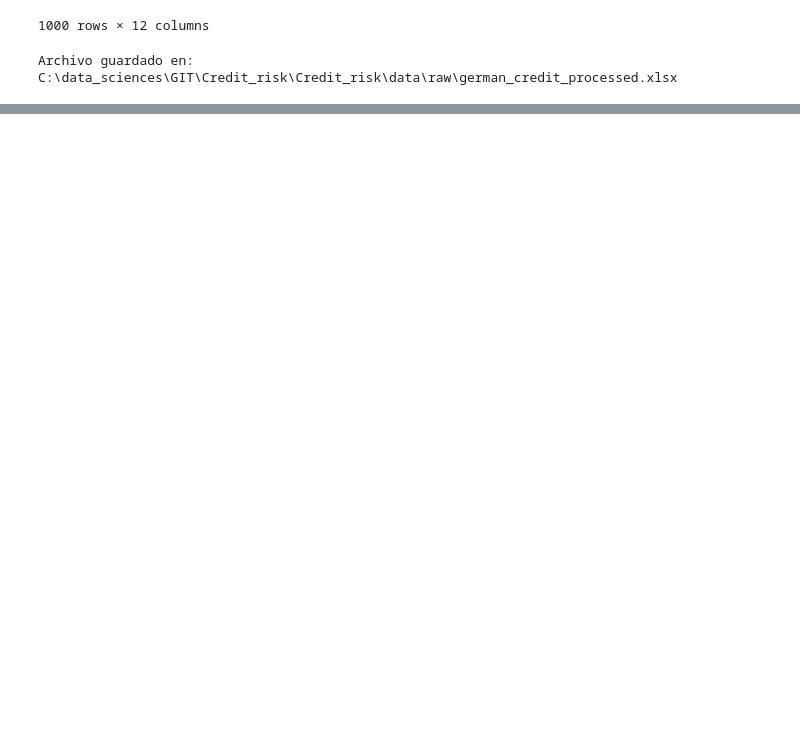
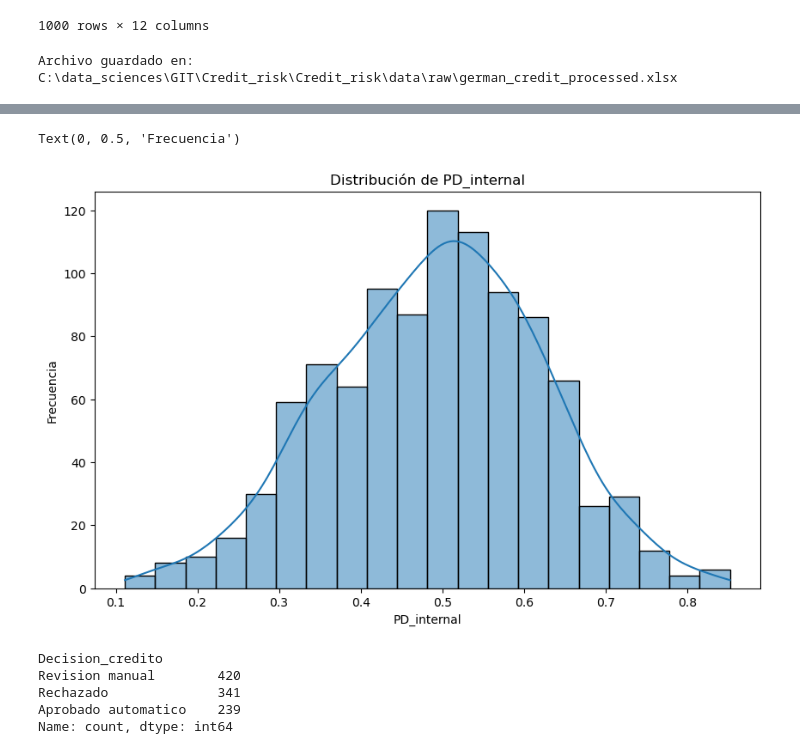
Before and after one commit to EstebanGT97/credit_risk, a Jupyter notebook: bank_credit_risk.ipynb, the cells around one changed output, grey strips where cells are left out. Cells and saved outputs as stored; diff of their text form; code cells hidden in the pictures; blank space fills up the shorter version.

```diff
--- a/bank_credit_risk.ipynb
+++ b/bank_credit_risk.ipynb
@@ -381,0 +410,4 @@ Archivo guardado en: C:\data_sciences\GIT\Credit_risk\Credit_risk\data\raw\germa
+# %%
+df["Duration_score"] = (df["Duration"] / 72) ** 1.2
+#a mayor duración, mayor riesgo, pero con una función de potencia para aumentar
+# el impacto de duraciones largas.
@@ -381,0 +422,29 @@ Archivo guardado en: C:\data_sciences\GIT\Credit_risk\Credit_risk\data\raw\germa
+# %%
+risk_per_purpose_map = {
+    "alto riesgo": 1.00,
+    "medio riesgo": 0.50,
+    "bajo riesgo": 0.00
+}
+df["Risk_per_purpose_score"] = df["Risk_per_purpose"].map(risk_per_purpose_map)
+# %%
+score = 0.0
+
+# Monto
+score += np.where(df["Credit amount"] > df["Credit amount"].median(), 1.0, 0.0)
+
+# Plazo
+score += df["Duration_score"]
+
+# Liquidez
+score += df["Saving_score"]
+score += df["Checking_score"]
+
+# Perfil laboral
+score += df["Job_score"]
+
+#riesgo por propósito
+score += df["Risk_per_purpose_score"]
+
+df["Internal_Risk_Score"] = score
+# %%
+df["PD_internal"] = df["Internal_Risk_Score"] / 6
@@ -381,0 +479,12 @@ Archivo guardado en: C:\data_sciences\GIT\Credit_risk\Credit_risk\data\raw\germa
+# %%
+#plot de distribución de PD_internal
+plt.figure(figsize=(10, 6))
+sns.histplot(df['PD_internal'], bins=20, kde=True)
+plt.title('Distribución de PD_internal')
+plt.xlabel('PD_internal')
+plt.ylabel('Frecuencia')
+#podemos observar que la mayoría de los clientes tienen un PD_internal bajo,
+# pero hay una cola hacia valores más altos, lo que indica que hay algunos clientes con un riesgo interno elevado.
+# %% [output]
+Text(0, 0.5, 'Frecuencia')
+[figure, added]
@@ -381,0 +507,8 @@ Archivo guardado en: C:\data_sciences\GIT\Credit_risk\Credit_risk\data\raw\germa
+# %%
+df["Decision_credito"].value_counts(dropna=False)
+# %% [output]
+Decision_credito
+Revision manual        420
+Rechazado              341
+Aprobado automatico    239
+Name: count, dtype: int64
```
Also changed, not shown: parts of 8 cells of this notebook, 1 other file.
